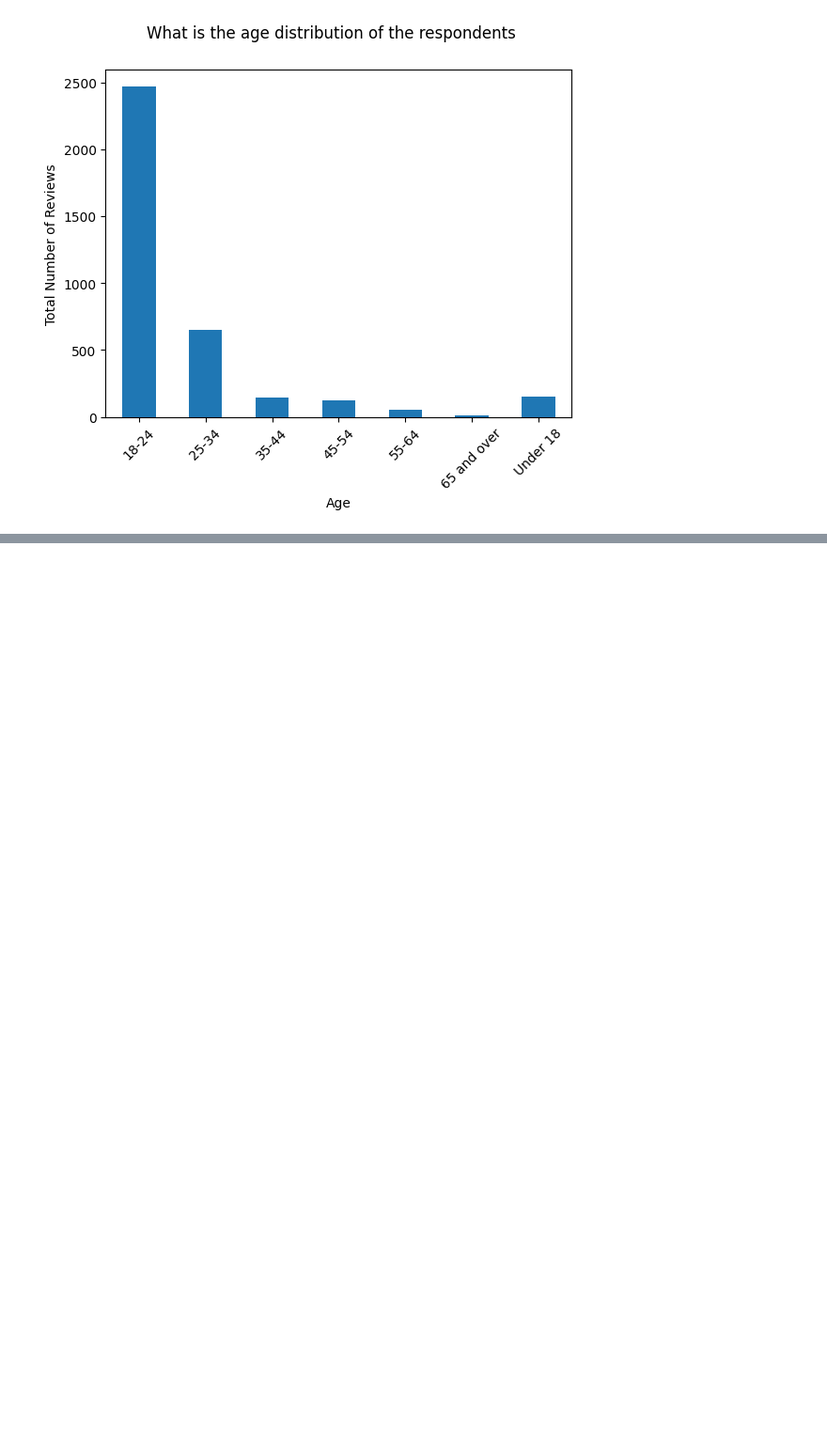
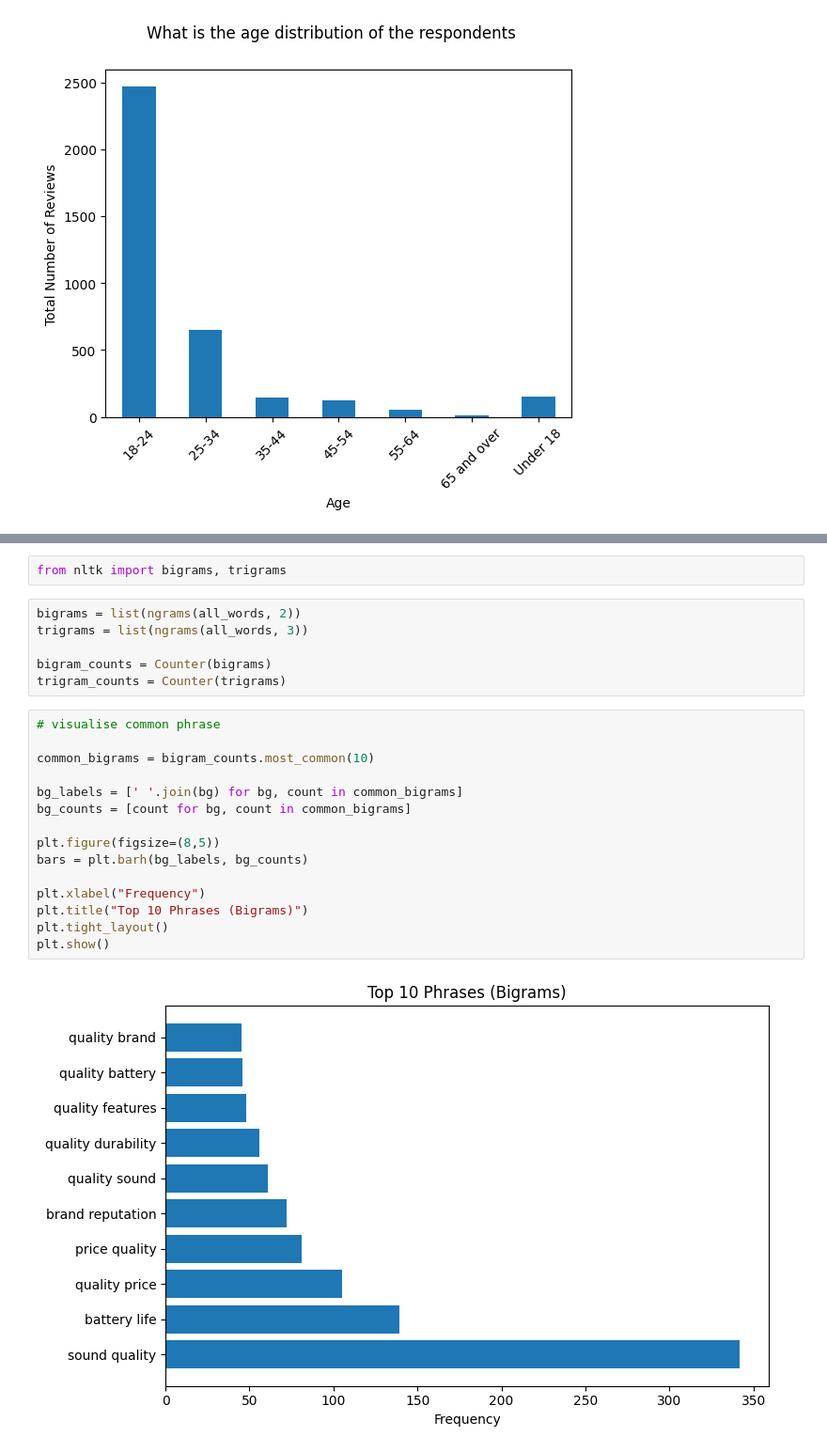
Before and after one commit to uwn-online/Customer-insight-analysis, a Jupyter notebook: notebooks/customer_insight_analysis.ipynb, the cells around one changed output, grey strips where cells are left out. Shown at 94% size. Drawn from its saved outputs; the diff is of its cells as text; blank space fills up the shorter version.

```diff
--- a/notebooks/customer_insight_analysis.ipynb
+++ b/notebooks/customer_insight_analysis.ipynb
@@ -383,0 +538,25 @@ plt.xticks(rotation=45);
+# %%
+from nltk import bigrams, trigrams
+# %%
+bigrams = list(ngrams(all_words, 2))
+trigrams = list(ngrams(all_words, 3))
+
+bigram_counts = Counter(bigrams)
+trigram_counts = Counter(trigrams)
+# %%
+# visualise common phrase
+
+common_bigrams = bigram_counts.most_common(10)
+
+bg_labels = [' '.join(bg) for bg, count in common_bigrams]
+bg_counts = [count for bg, count in common_bigrams]
+
+plt.figure(figsize=(8,5))
+bars = plt.barh(bg_labels, bg_counts)
+
+plt.xlabel("Frequency")
+plt.title("Top 10 Phrases (Bigrams)")
+plt.tight_layout()
+plt.show()
+# %% [output]
+[figure, added]
```
Also changed, not shown: parts of 17 cells of this notebook.
